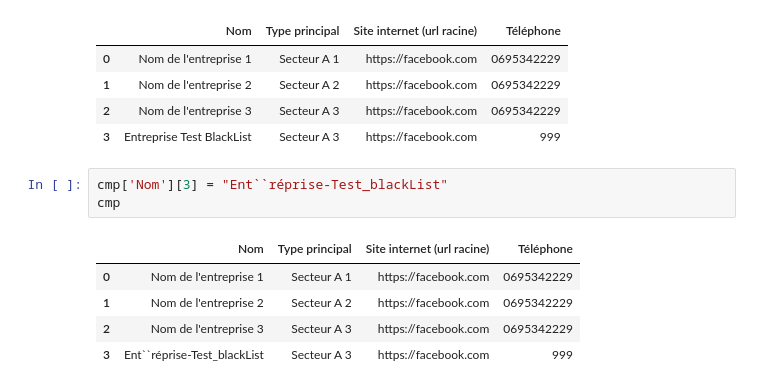
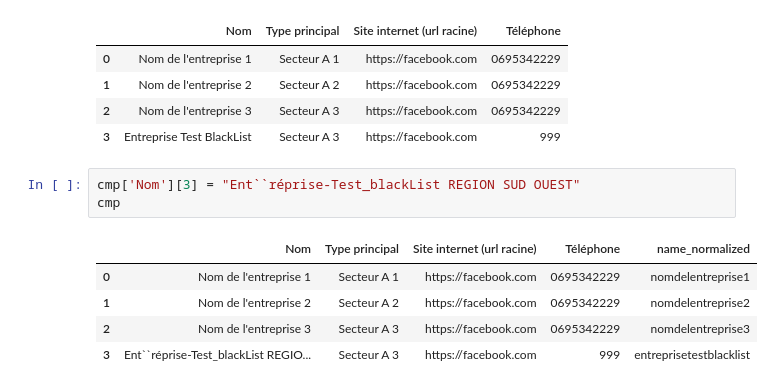
Before and after one commit to Icet0/listing, a Jupyter notebook: app/fichier_test.ipynb, the cells around one changed output. Drawn from its saved outputs; the diff is of its cells as text.

```diff
--- a/app/fichier_test.ipynb
+++ b/app/fichier_test.ipynb
@@ -178,14 +181,14 @@ cmp
 | 2 | Nom de l'entreprise 3 | Secteur A 3 | https://facebook.com | 0695342229 |
 | 3 | Entreprise Test BlackList | Secteur A 3 | https://facebook.com | 999 |
 # %%
-cmp['Nom'][3] = "Ent``réprise-Test_blackList"
+cmp['Nom'][3] = "Ent``réprise-Test_blackList REGION SUD OUEST"
 cmp
 # %% [output]
-|  | Nom | Type principal | Site internet (url racine) | Téléphone |
-| 0 | Nom de l'entreprise 1 | Secteur A 1 | https://facebook.com | 0695342229 |
-| 1 | Nom de l'entreprise 2 | Secteur A 2 | https://facebook.com | 0695342229 |
-| 2 | Nom de l'entreprise 3 | Secteur A 3 | https://facebook.com | 0695342229 |
-| 3 | Ent``réprise-Test_blackList | Secteur A 3 | https://facebook.com | 999 |
+|  | Nom | Type principal | Site internet (url racine) | Téléphone | name_normalized |
+| 0 | Nom de l'entreprise 1 | Secteur A 1 | https://facebook.com | 0695342229 | nomdelentreprise1 |
+| 1 | Nom de l'entreprise 2 | Secteur A 2 | https://facebook.com | 0695342229 | nomdelentreprise2 |
+| 2 | Nom de l'entreprise 3 | Secteur A 3 | https://facebook.com | 0695342229 | nomdelentreprise3 |
+| 3 | Ent``réprise-Test_blackList REGIO... | Secteur A 3 | https://facebook.com | 999 | entreprisetestblacklist |
 # %%
 removeBlackList(cmp,apikey)
 # %% [output]
```
Also changed, not shown: parts of 7 cells of this notebook, 6 other files.
